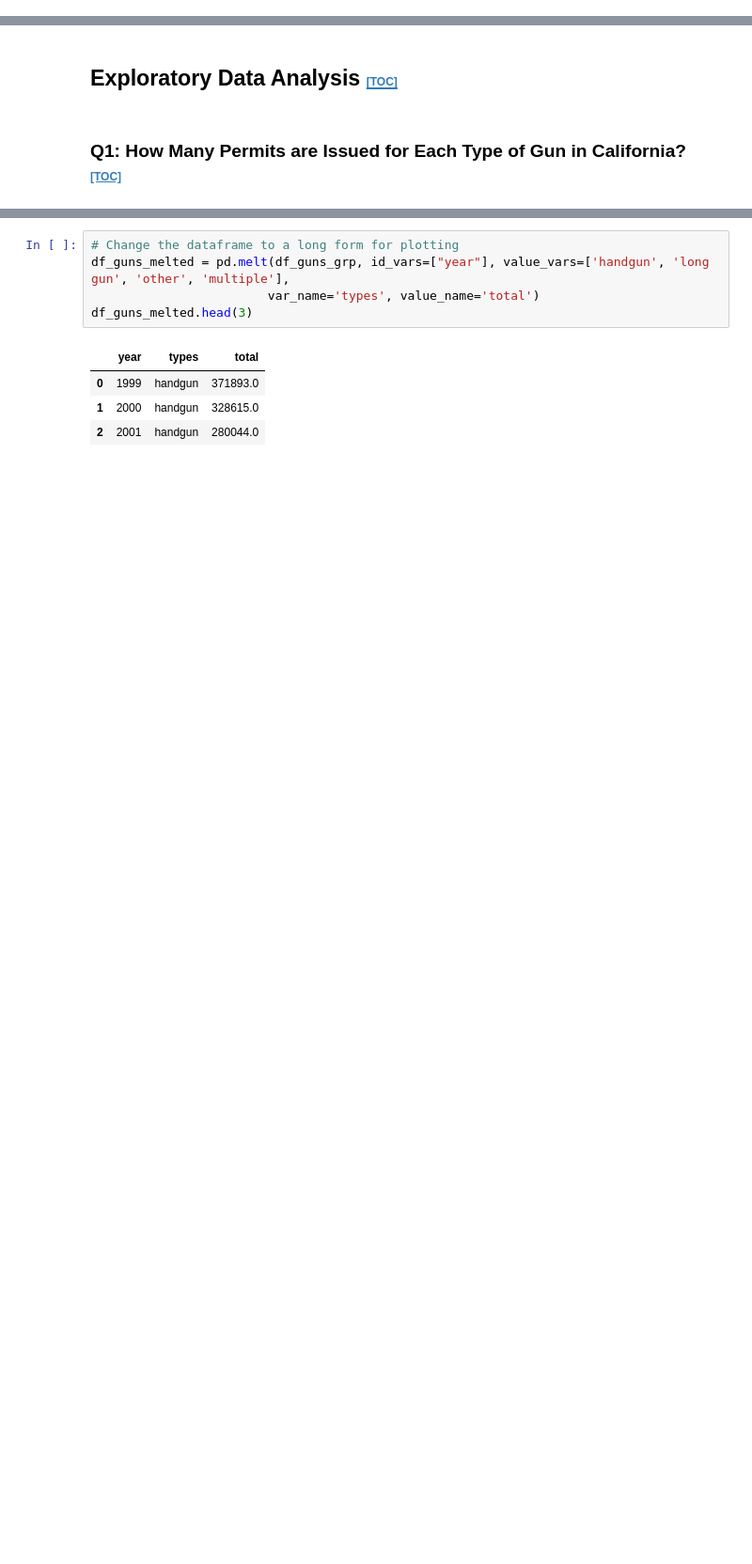
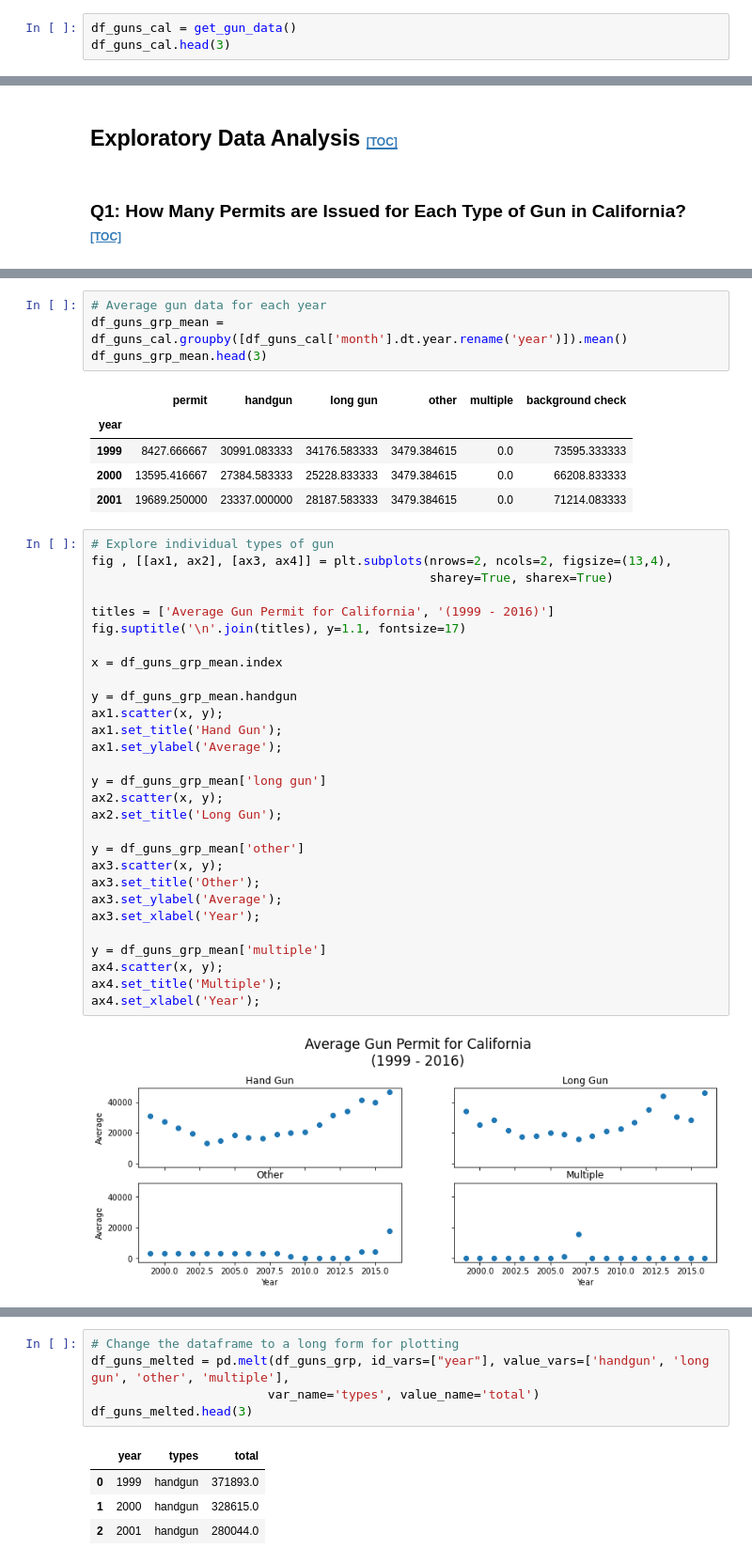
Before and after one commit to carwong88/gun_analysis, a Jupyter notebook: Project 2 Gun Analysis for California.ipynb, the cells around one changed output, grey strips where cells are left out. Shown at 94% size. Drawn from its saved outputs; the diff is of its cells as text; blank space fills up the shorter version.

```diff
--- a/Project 2 Gun Analysis for California.ipynb
+++ b/Project 2 Gun Analysis for California.ipynb
@@ -85,0 +53,3 @@ memory usage: 1.9 KB
+# %%
+df_guns_cal = get_gun_data()
+df_guns_cal.head(3)
@@ -253,3 +132,44 @@ df_guns_grp.head(3)
 | 0 | 1999 | 101132.0 | 371893.0 | 410119.0 | 41752.615385 | 0 | 883144.0 |
 | 1 | 2000 | 163145.0 | 328615.0 | 302746.0 | 41752.615385 | 0 | 794506.0 |
 | 2 | 2001 | 236271.0 | 280044.0 | 338251.0 | 41752.615385 | 0 | 854569.0 |
+# %%
+# Average gun data for each year
+df_guns_grp_mean = df_guns_cal.groupby([df_guns_cal['month'].dt.year.rename('year')]).mean()
+df_guns_grp_mean.head(3)
+# %% [output]
+|  | permit | handgun | long gun | other | multiple | background check |
+| year |  |  |  |  |  |  |
+| 1999 | 8427.666667 | 30991.083333 | 34176.583333 | 3479.384615 | 0.0 | 73595.333333 |
+| 2000 | 13595.416667 | 27384.583333 | 25228.833333 | 3479.384615 | 0.0 | 66208.833333 |
+| 2001 | 19689.250000 | 23337.000000 | 28187.583333 | 3479.384615 | 0.0 | 71214.083333 |
+# %%
+# Explore individual types of gun
+fig , [[ax1, ax2], [ax3, ax4]] = plt.subplots(nrows=2, ncols=2, figsize=(13,4),
+                                              sharey=True, sharex=True)
+
+titles = ['Average Gun Permit for California', '(1999 - 2016)']
+fig.suptitle('\n'.join(titles), y=1.1, fontsize=17)
+
+x = df_guns_grp_mean.index
+
+y = df_guns_grp_mean.handgun
+ax1.scatter(x, y);
+ax1.set_title('Hand Gun');
+ax1.set_ylabel('Average');
+
+y = df_guns_grp_mean['long gun']
+ax2.scatter(x, y);
+ax2.set_title('Long Gun');
+
+y = df_guns_grp_mean['other']
+ax3.scatter(x, y);
+ax3.set_title('Other');
+ax3.set_ylabel('Average');
+ax3.set_xlabel('Year');
+
+y = df_guns_grp_mean['multiple']
+ax4.scatter(x, y);
+ax4.set_title('Multiple');
+ax4.set_xlabel('Year');
+# %% [output]
+[figure, added]
```
Also changed, not shown: parts of 46 cells of this notebook, 1 other file.
